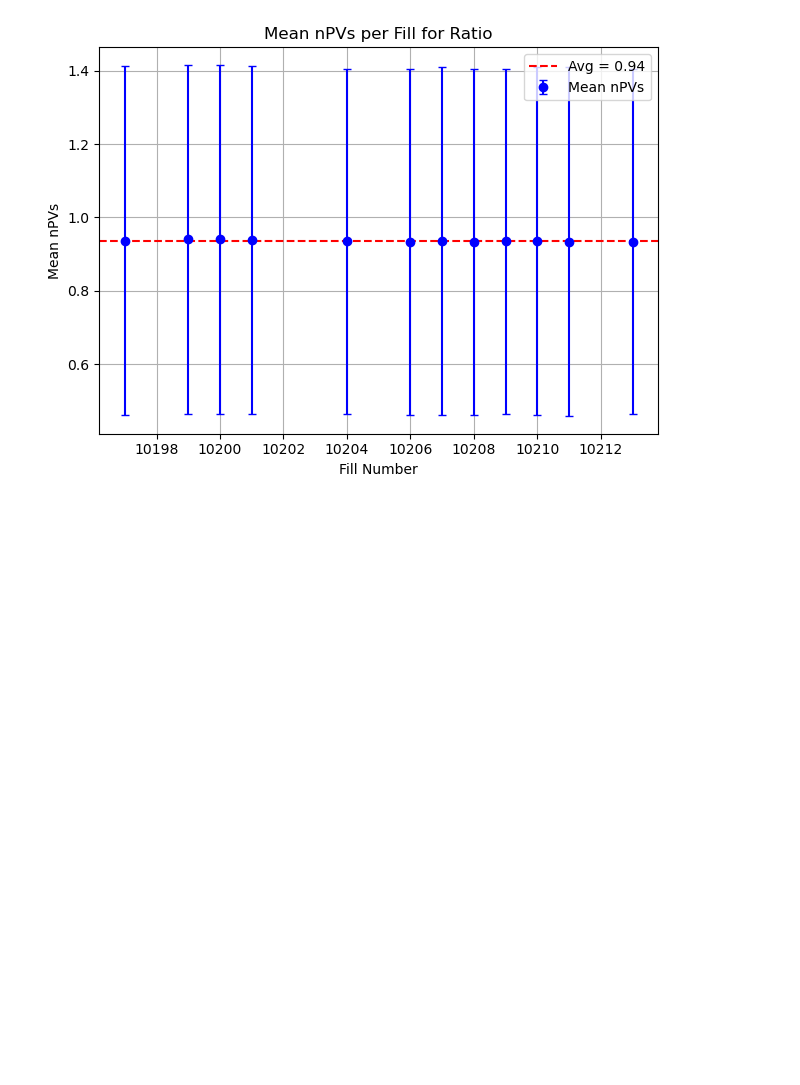
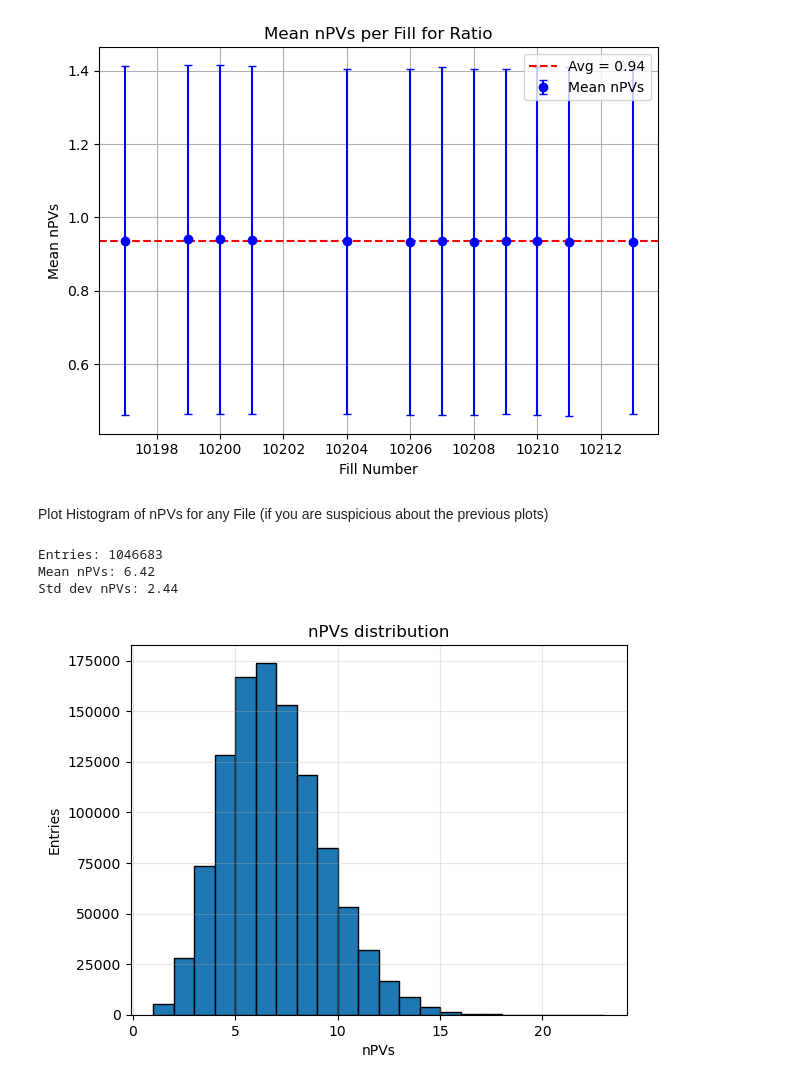
Before and after one commit to yasinghasmi/Bplus_TimeStability_LHCb, a Jupyter notebook: nPV_per_fill.ipynb, the cells around one changed output. Saved outputs shown, nothing was run; the diff lists cells and outputs as text; code cells hidden in the pictures; blank space fills up the shorter version.

Commit message:
Added code for histogram with mean + stddev

```diff
--- a/nPV_per_fill.ipynb
+++ b/nPV_per_fill.ipynb
@@ -336,3 +336,44 @@ for nPVs_datas in [nPVs_data_b2oc_B8, nPVs_data_b2cc_B8, nPVs_data_B8]:
 [figure]
 [figure]
 [figure]
+# %% [markdown]
+Plot Histogram of nPVs for any File (if you are suspicious about the previous plots)
+# %%
+
+import ROOT
+import matplotlib.pyplot as plt
+import statistics as stats
+
+# File and tree info
+filepath = "/Users/ary/Desktop/Ramon Data/Fitted_Data_Clean_Bp_P/2024_B2CC_UP_B5_F10061.root" #Replace F with whatever fill file
+treename = "ST-b2cc"
+
+# Open file and get tree
+file = ROOT.TFile.Open(filepath)
+tree = file.Get(treename)
+
+# Extract nPVs values into a list
+nPVs_values = [int(getattr(entry, "nPVs")) for entry in tree]
+
+# Stats
+mean_val = stats.mean(nPVs_values)
+std_val = stats.pstdev(nPVs_values)  # population std deviation
+print(f"Entries: {len(nPVs_values)}")
+print(f"Mean nPVs: {mean_val:.2f}")
+print(f"Std dev nPVs: {std_val:.2f}")
+
+# Plot
+min_val = int(min(nPVs_values))
+max_val = int(max(nPVs_values))
+plt.hist(nPVs_values, bins=range(min_val, max_val + 2), edgecolor='black')
+
+plt.xlabel("nPVs")
+plt.ylabel("Entries")
+plt.title("nPVs distribution")
+plt.grid(True, alpha=0.3)
+plt.show()
+# %% [output]
+Entries: 1046683
+Mean nPVs: 6.42
+Std dev nPVs: 2.44
+[figure, added]
```
